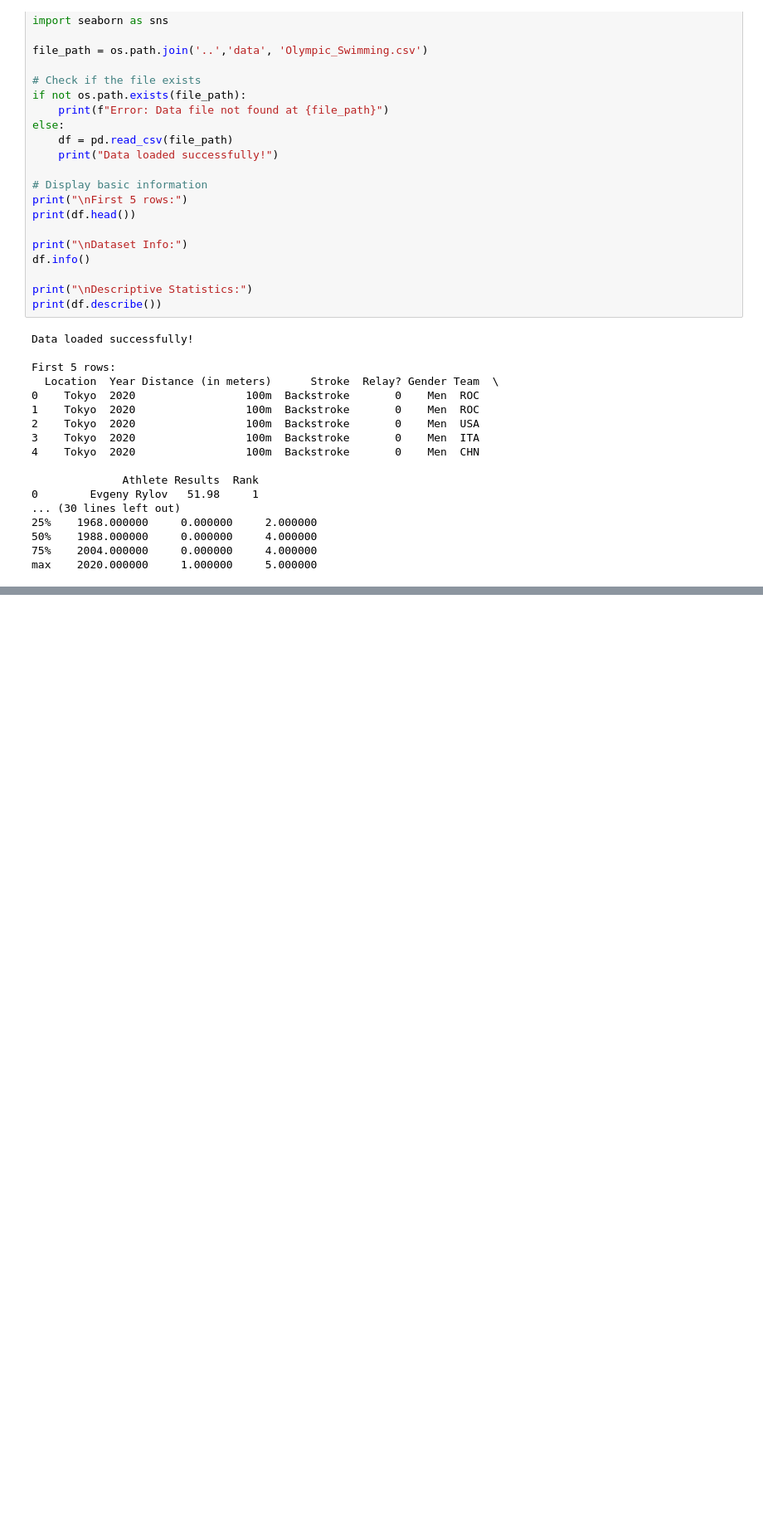
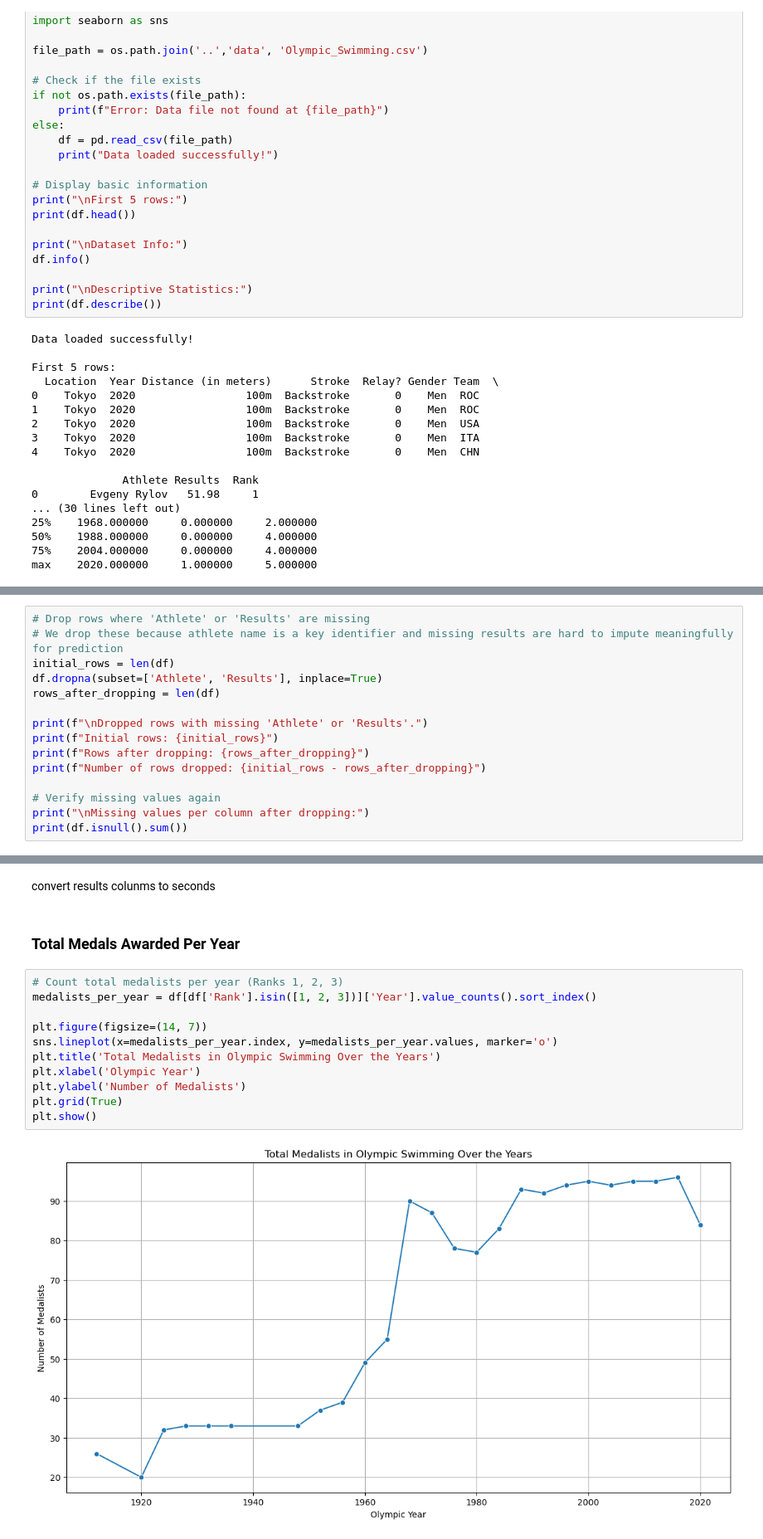
Before and after one commit to PrielDavid/olympic_swimming_analysis, a Jupyter notebook: Notebooks/eda_and_preprocessing.ipynb, the cells around one changed output, grey strips where cells are left out. Shown at 83% size. Saved outputs shown, nothing was run; the diff lists cells and outputs as text; blank space fills up the shorter version.

```diff
--- a/Notebooks/eda_and_preprocessing.ipynb
+++ b/Notebooks/eda_and_preprocessing.ipynb
@@ -64,0 +62,15 @@ max    2020.000000     1.000000     5.000000
+# %%
+# Drop rows where 'Athlete' or 'Results' are missing
+# We drop these because athlete name is a key identifier and missing results are hard to impute meaningfully for prediction
+initial_rows = len(df)
+df.dropna(subset=['Athlete', 'Results'], inplace=True)
+rows_after_dropping = len(df)
+
+print(f"\nDropped rows with missing 'Athlete' or 'Results'.")
+print(f"Initial rows: {initial_rows}")
+print(f"Rows after dropping: {rows_after_dropping}")
+print(f"Number of rows dropped: {initial_rows - rows_after_dropping}")
+
+# Verify missing values again
+print("\nMissing values per column after dropping:")
+print(df.isnull().sum())
@@ -64,0 +95,17 @@ max    2020.000000     1.000000     5.000000
+# %% [markdown]
+convert results colunms to seconds
+# %% [markdown]
+### Total Medals Awarded Per Year
+# %%
+# Count total medalists per year (Ranks 1, 2, 3)
+medalists_per_year = df[df['Rank'].isin([1, 2, 3])]['Year'].value_counts().sort_index()
+
+plt.figure(figsize=(14, 7))
+sns.lineplot(x=medalists_per_year.index, y=medalists_per_year.values, marker='o')
+plt.title('Total Medalists in Olympic Swimming Over the Years')
+plt.xlabel('Olympic Year')
+plt.ylabel('Number of Medalists')
+plt.grid(True)
+plt.show()
+# %% [output]
+[figure, added]
```
Also changed, not shown: parts of 6 cells of this notebook.
